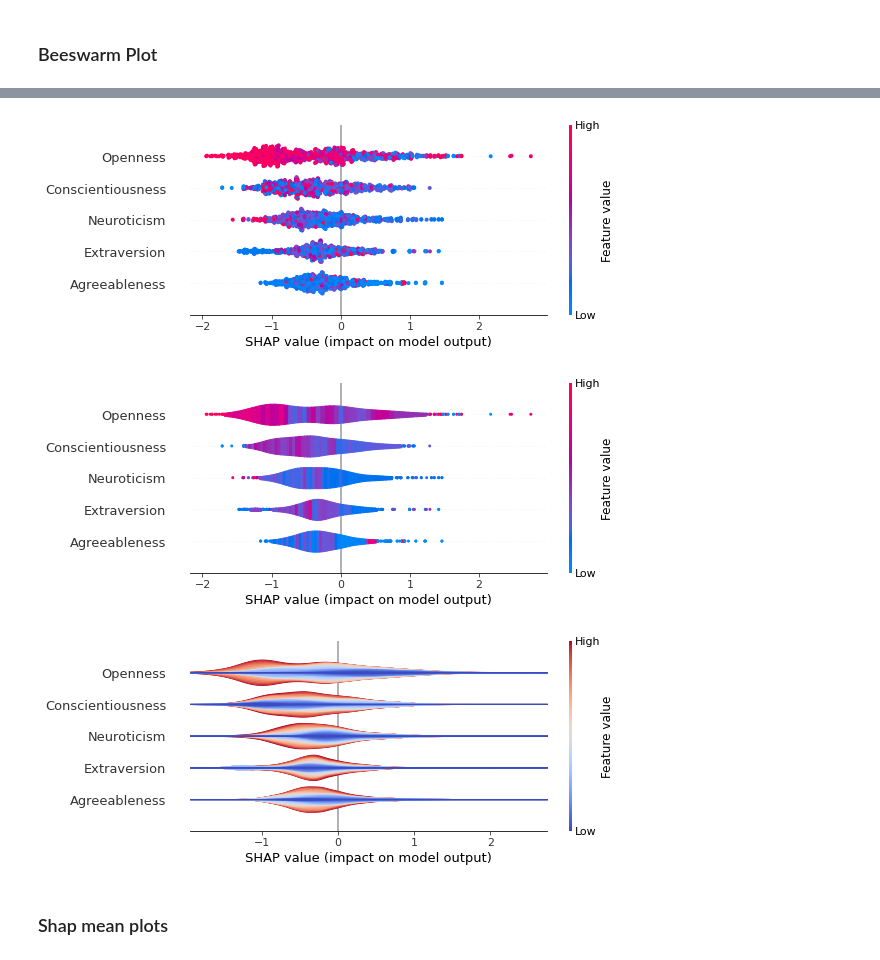
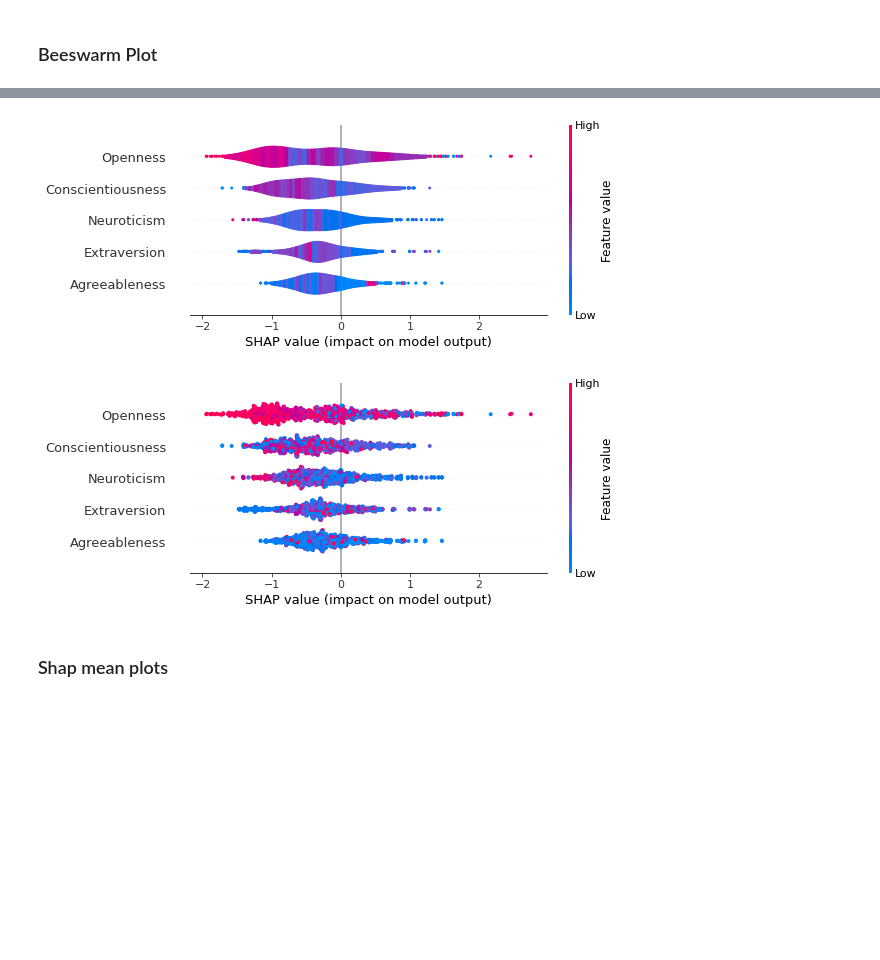
Before and after one commit to Abedeen25/Multiclass-classifiation-and-explainability, a Jupyter notebook: Shap_BPT.ipynb, the cells around one changed output, grey strips where cells are left out. Saved outputs shown, nothing was run; the diff lists cells and outputs as text; code cells hidden in the pictures; blank space fills up the shorter version.

```diff
--- a/Shap_BPT.ipynb
+++ b/Shap_BPT.ipynb
@@ -318,11 +286,12 @@ shap.plots.violin(shap_values_web,plot_type="layered_violin")
 # %%
-shap.plots.beeswarm(shap_values_database)
+# shap.plots.beeswarm(shap_values_database,show=False)
 shap.plots.violin(shap_values_database)
-shap.plots.violin(shap_values_database,plot_type="layered_violin")
+shap.plots.beeswarm(shap_values_database,show=False)
+# shap.plots.violin(shap_values_database,plot_type="layered_violin",show=False)
+plt.savefig("Figures\Violin_Database.pdf",bbox_inches = 'tight',dpi=400)
 # %% [output]
-[figure, old version]
+[figure, new version]
-[figure, old version]
+[figure, new version]
-[figure, removed]
 # %% [markdown]
 ### Shap mean plots
 # %%
```
Also changed, not shown: parts of 21 cells of this notebook, 11 other files.
